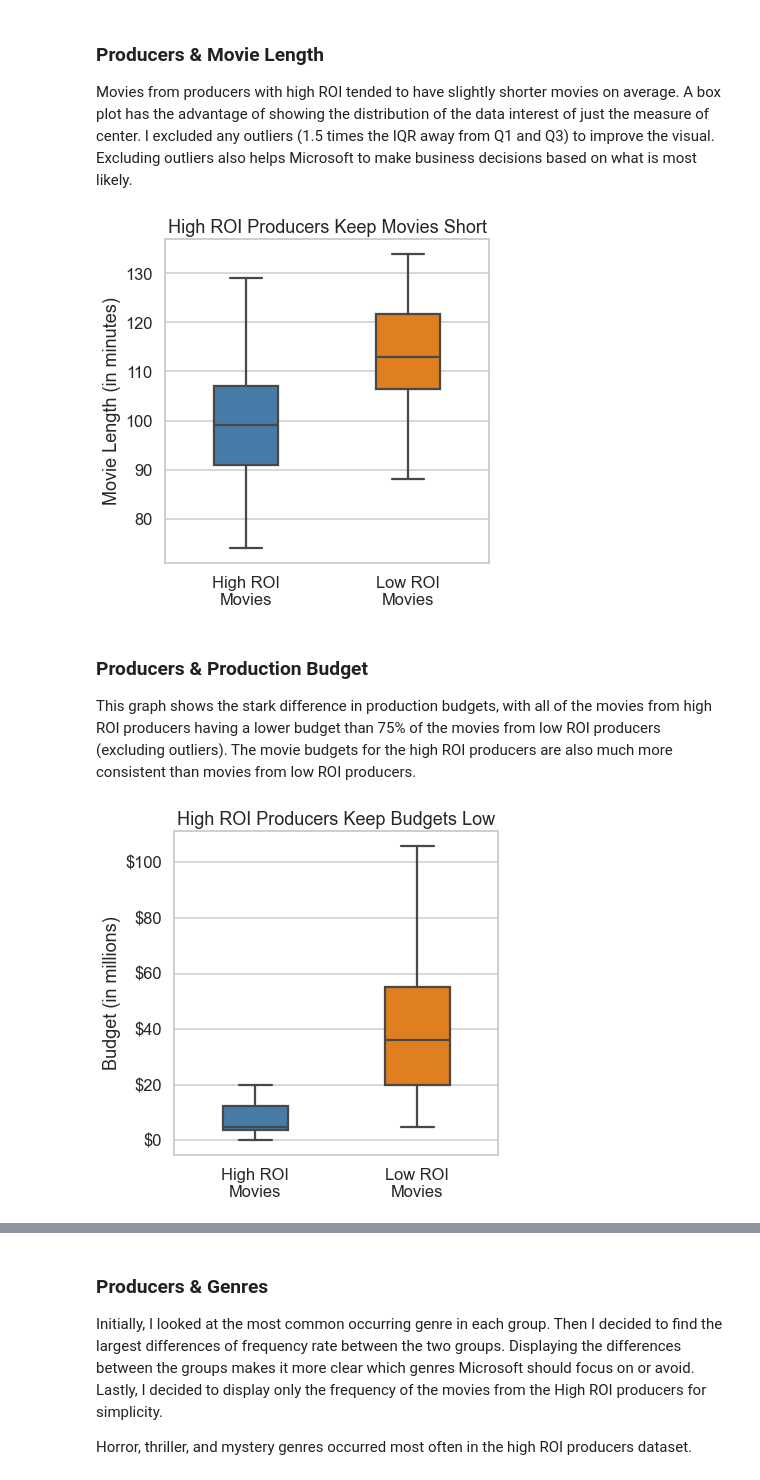
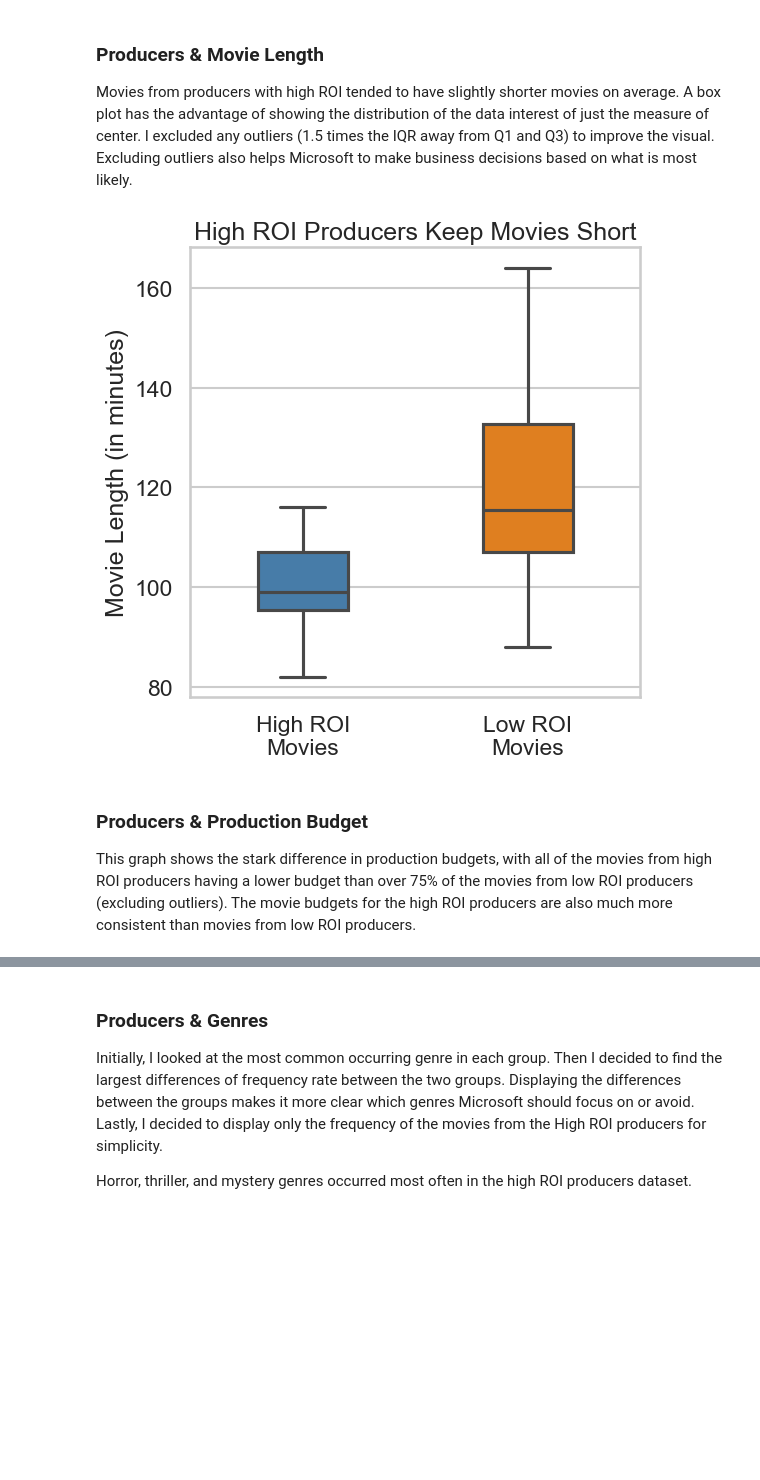
Before and after one commit to rlodetti/Microsoft_Movie_Project, a Jupyter notebook: microsoft_movie_analysis.ipynb, the cells around one changed output, grey strips where cells are left out. Saved outputs shown, nothing was run; the diff lists cells and outputs as text; code cells hidden in the pictures; blank space fills up the shorter version.

```diff
--- a/microsoft_movie_analysis.ipynb
+++ b/microsoft_movie_analysis.ipynb
@@ -129,14 +254,11 @@ prod_ranked.drop_duplicates('movie_id').groupby('producer_rank').median()
 # %% [markdown]
 ### Producers & Movie Length
 Movies from producers with high ROI tended to have slightly shorter movies on average. A box plot has the advantage of showing the distribution of the data interest of just the measure of center. I excluded any outliers (1.5 times the IQR away from Q1 and Q3) to improve the visual. Excluding outliers also helps Microsoft to make business decisions based on what is most likely.
-# %%
-viz.producer_runtime(movies)
-# %% [output]
-[figure, removed]
+# %%
+# Creating a visual comparing movie length of movies from high and low ROI producers.
+viz.producer_runtime(movies_clean)
+# %% [output]
+[figure, added]
 # %% [markdown]
 ### Producers & Production Budget
-This graph shows the stark difference in production budgets, with all of the movies from high ROI producers having a lower budget than 75% of the movies from low ROI producers (excluding outliers). The movie budgets for the high ROI producers are also much more consistent than movies from low ROI producers.
+This graph shows the stark difference in production budgets, with all of the movies from high ROI producers having a lower budget than over 75% of the movies from low ROI producers (excluding outliers). The movie budgets for the high ROI producers are also much more consistent than movies from low ROI producers.
-# %%
-viz.producer_budget(movies)
-# %% [output]
-[figure, removed]
```
Also changed, not shown: parts of 34 cells of this notebook, 12 other files.
